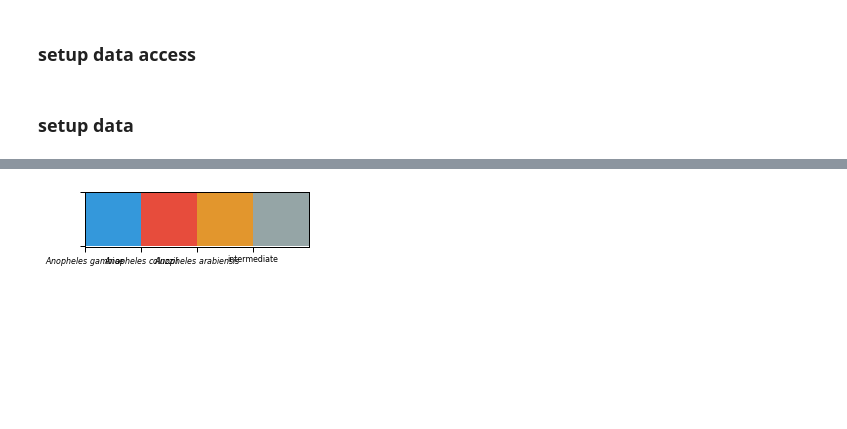
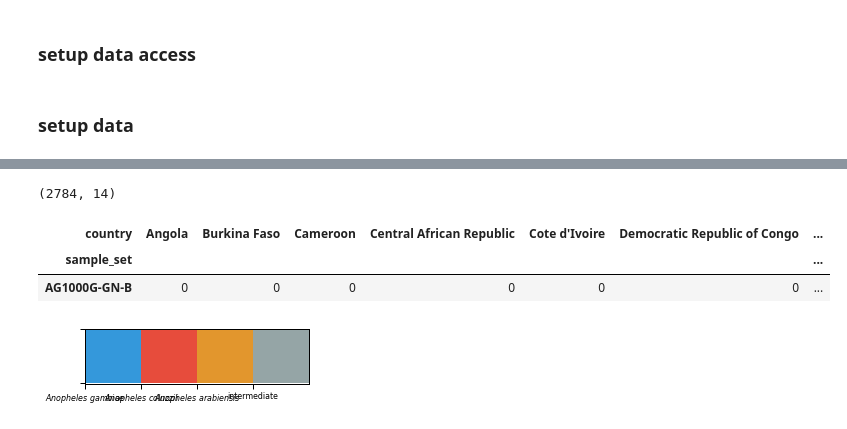
Before and after one commit to malariagen/deprecated-ag1000g-phase3-data-paper, a Jupyter notebook: notebooks/ag1000g_phase3_collection_.ipynb, the cells around one changed output, grey strips where cells are left out. Cells and saved outputs as stored; diff of their text form; code cells hidden in the pictures; blank space fills up the shorter version.

```diff
--- a/notebooks/ag1000g_phase3_collection_.ipynb
+++ b/notebooks/ag1000g_phase3_collection_.ipynb
@@ -75,3 +106,16 @@ all_meta = all_meta.replace('Equatorial Guinea', 'Bioko')
+# %%
+all_meta.shape
+# %% [output]
+(2784, 14)
+# %%
+sampleset_by_country = pd.crosstab(all_meta.sample_set, all_meta.country)
+
+# any samplesets that have multiple countries?
+sampleset_by_country.loc[(sampleset_by_country > 0).sum(axis=1) > 1]
+# %% [output]
+| country | Angola | Burkina Faso | Cameroon | Central African Republic | Cote d'Ivoire | Democratic Republic of Congo | ... |
+| sample_set |  |  |  |  |  |  | ... |
+| AG1000G-GN-B | 0 | 0 | 0 | 0 | 0 | 0 | ... |
 # %%
 #countries
 countries = list(all_meta.country.unique())
```
Also changed, not shown: parts of 20 cells of this notebook, 1 other file.
